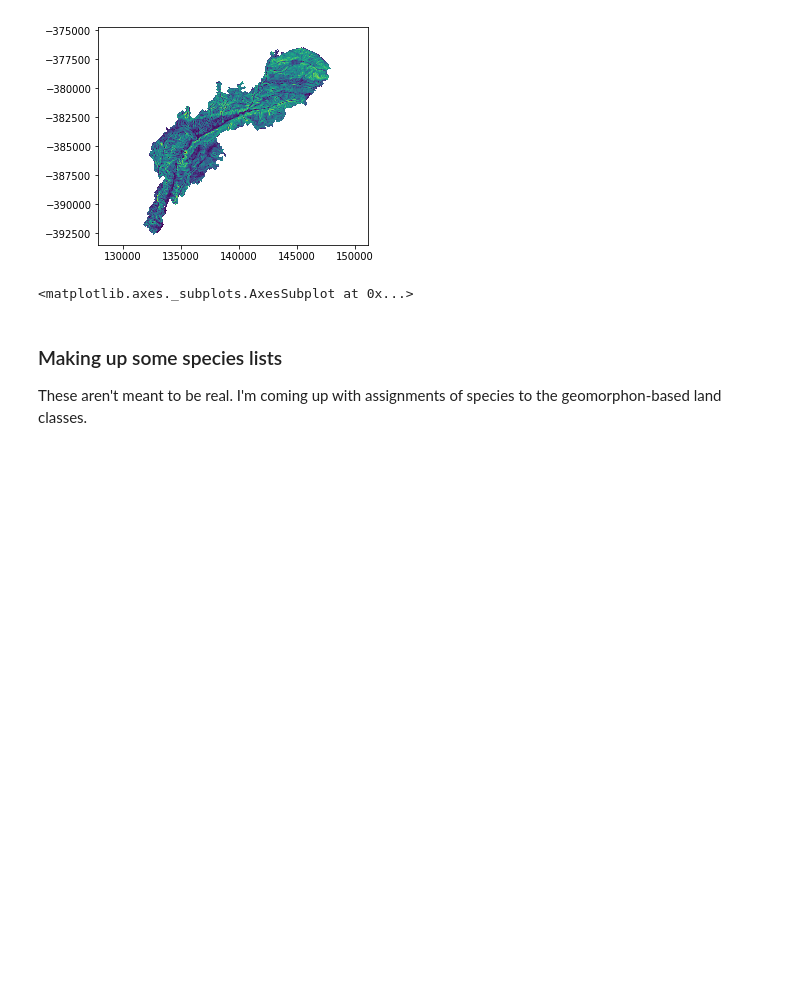
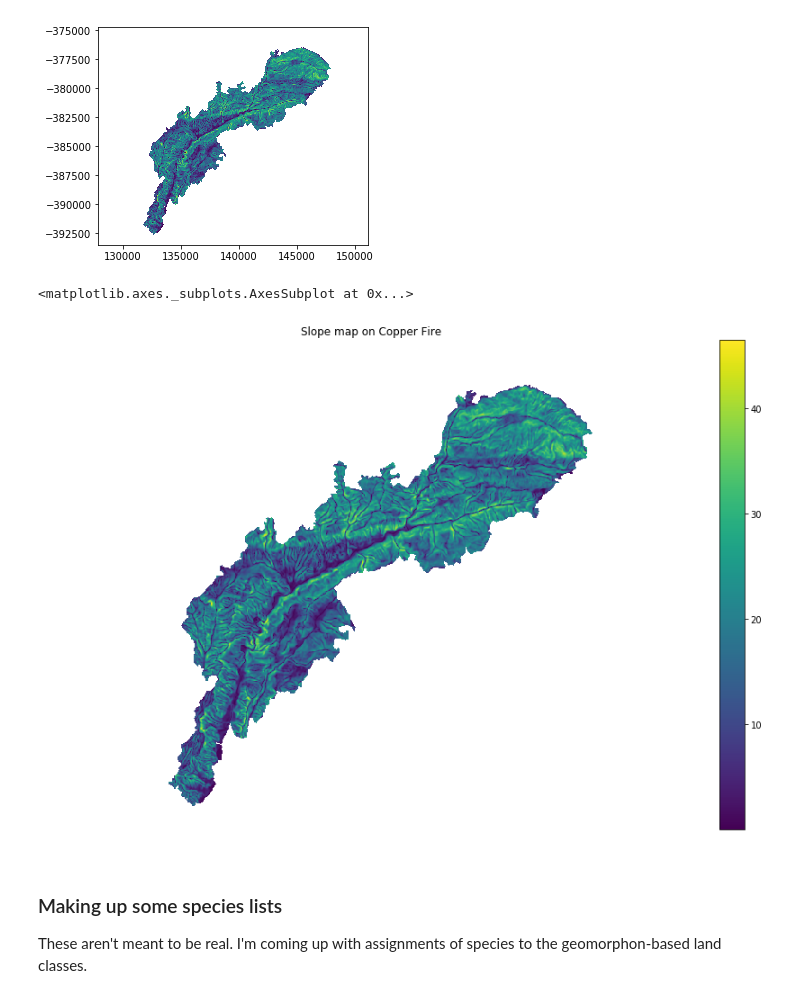
Before and after one commit to adhollander/postfire, a Jupyter notebook: CopperFire2.ipynb, the cells around one changed output. Drawn from its saved outputs; the diff is of its cells as text; code cells hidden in the pictures; blank space fills up the shorter version.

```diff
--- a/CopperFire2.ipynb
+++ b/CopperFire2.ipynb
@@ -208,6 +279,15 @@ rasterio.plot.show(slope,1)
 # %% [output]
 [figure]
 <matplotlib.axes._subplots.AxesSubplot at 0x...>
+# %%
+# let's try fancier plots
+fig, ax = plt.subplots(figsize=(18,10))
+slopeplot = ax.imshow(slope.read(1,), cmap='viridis')
+fig.colorbar(slopeplot, fraction=.05)
+ax.set(title="Slope map on Copper Fire")
+ax.set_axis_off();
+# %% [output]
+[figure, added]
 # %% [markdown]
 ### Making up some species lists
 
```
Also changed, not shown: parts of 24 cells of this notebook, 54 other files.
